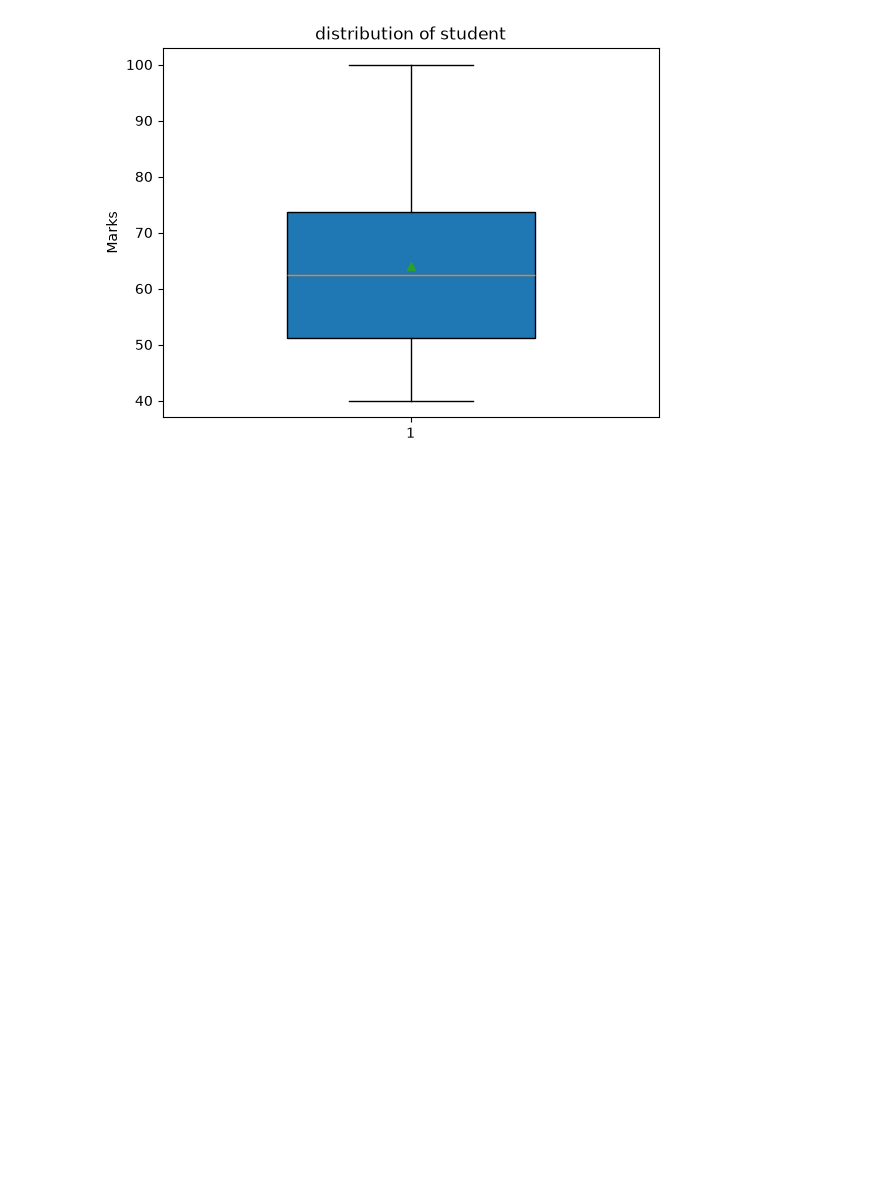
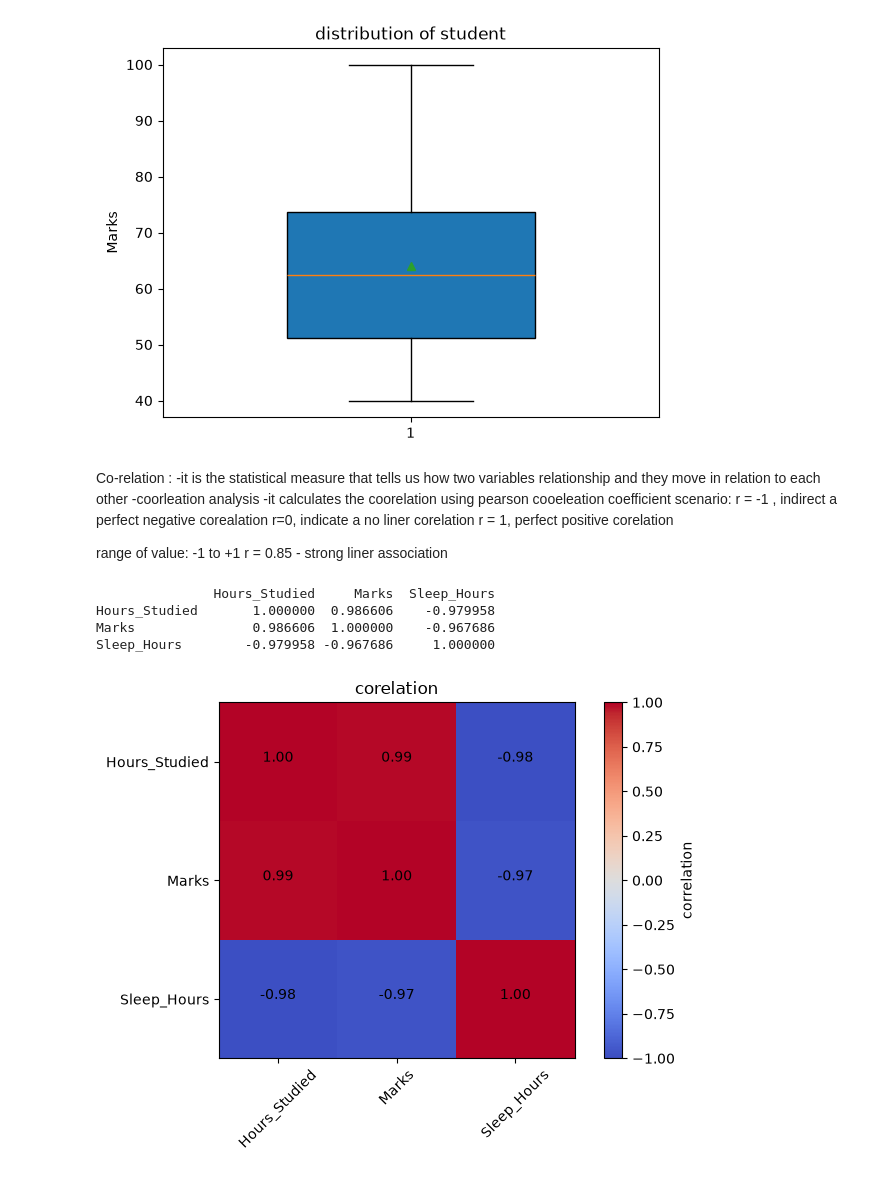
Before and after one commit to Aarati123456/python-data-science, a Jupyter notebook: pandas.ipynb, the cells around one changed output. Drawn from its saved outputs; the diff is of its cells as text; code cells hidden in the pictures; blank space fills up the shorter version.

```diff
--- a/pandas.ipynb
+++ b/pandas.ipynb
@@ -282,3 +282,51 @@ Histogram
 boxlpot
 Scatter plot
 barchart piechart
+# %% [markdown]
+Co-relation :
+-it is the statistical measure that tells us how two variables relationship and they move in relation to each other
+-coorleation analysis
+-it calculates the coorelation using pearson cooeleation coefficient
+scenario:
+r = -1 , indirect a perfect negative corealation
+r=0, indicate a no liner corelation
+r = 1, perfect positive corelation
+
+range of value: -1 to +1
+r = 0.85 - strong liner association
+# %%
+import pandas as pd
+import matplotlib.pyplot as plt
+
+data = {
+    "Hours_Studied": [1,2,3,4,5,6,7,8],
+    "Marks": [35,40,45,50,55,60,70,80],
+    "Sleep_Hours": [8,7,7,6,6,5,5,4]
+}
+
+df = pd.DataFrame(data)
+
+corr = df.corr()
+
+print(corr)
+# %% [output]
+               Hours_Studied     Marks  Sleep_Hours
+Hours_Studied       1.000000  0.986606    -0.979958
+Marks               0.986606  1.000000    -0.967686
+Sleep_Hours        -0.979958 -0.967686     1.000000
+# %%
+plt.figure(figsize=(7,5))
+plt.imshow(corr, cmap="coolwarm", vmin=-1,vmax=1)
+plt.colorbar(label="correlation")
+plt.xticks(range(len(corr.columns)),corr.columns, rotation=45)
+plt.yticks(range(len(corr.columns)),corr.columns)
+
+for i in range(len(corr.columns)):
+    for j in range(len(corr.columns)):
+        plt.text(j,i,f"{corr.iloc[i,j]:.2f}", ha="center")
+
+plt.title("corelation")
+plt.tight_layout()
+plt.show()
+# %% [output]
+[figure, added]
```
Also changed, not shown: parts of 11 cells of this notebook.
